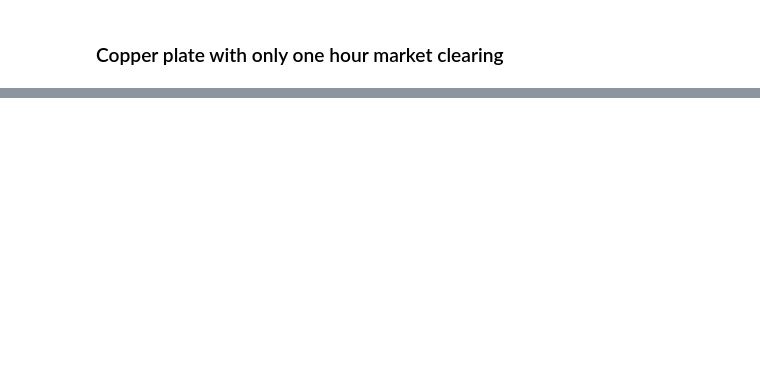
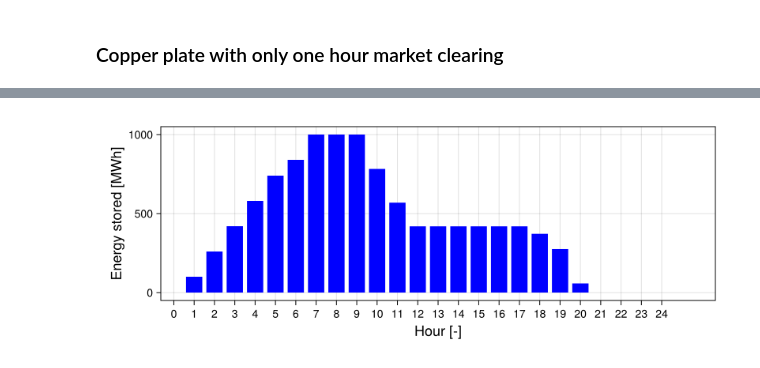
Before and after one commit to langestefan/DTUElectricityMarkets2025, a Jupyter notebook: assignment1/assignment1.ipynb, the cells around one changed output, grey strips where cells are left out. Cells and saved outputs as stored; diff of their text form; code cells hidden in the pictures; blank space fills up the shorter version.

```diff
--- a/assignment1/assignment1.ipynb
+++ b/assignment1/assignment1.ipynb
@@ -243,0 +343,4 @@ A JuMP Model
+# %%
+plot_value(model_s, :E; ylabel="Energy stored [MWh]")
+# %% [output]
+[figure, added]
```
Also changed, not shown: parts of 16 cells of this notebook, 6 other files.
